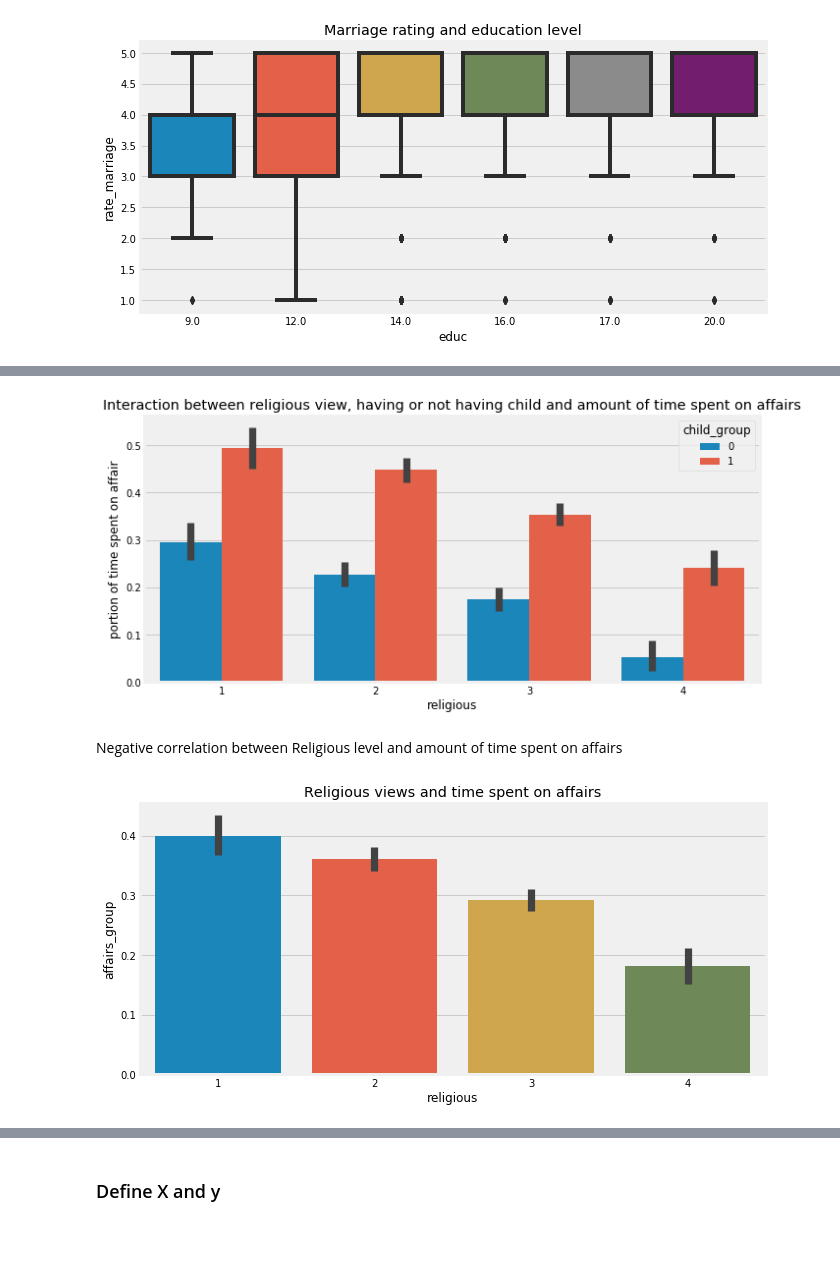
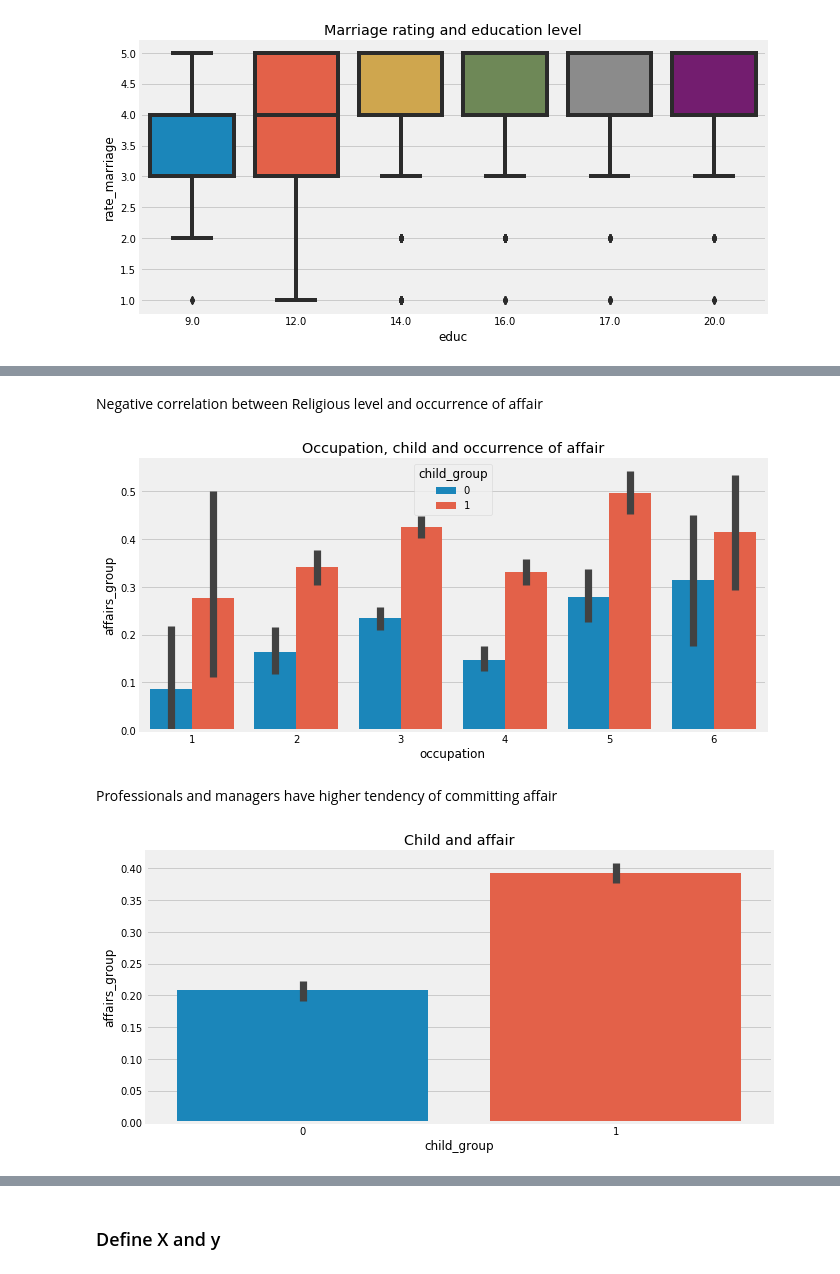
Before and after one commit to norvin2002/ga-data-science, a Jupyter notebook: Final Project ExtraM2-1.ipynb, the cells around one changed output, grey strips where cells are left out. Drawn from its saved outputs; the diff is of its cells as text; code cells hidden in the pictures; blank space fills up the shorter version.

```diff
--- a/Final Project ExtraM2-1.ipynb
+++ b/Final Project ExtraM2-1.ipynb
@@ -328,15 +362,18 @@ plt.show()
+# %% [markdown]
+Negative correlation between Religious level and occurrence of affair
 # %%
-sns.barplot(y='affairs_group', x='religious',hue='child_group',data=df2)
-plt.title('Interaction between religious view, having or not having child and amount of time spent on affairs')
-plt.ylabel('portion of time spent on affair')
+sns.barplot(x='occupation', y='affairs_group', hue='child_group', data=df2)
+plt.title('Occupation, child and occurrence of affair')
+plt.savefig('occupationchildaffair.jpg')
 plt.show()
 # %% [output]
-[figure, old version]
+[figure, new version]
-# %% [markdown]
-Negative correlation between Religious level and amount of time spent on affairs
+# %% [markdown]
+Professionals and managers have higher tendency of committing affair
 # %%
-sns.barplot(x='religious', y='affairs_group',data=df2)
-plt.title('Religious views and time spent on affairs')
+sns.barplot(x='child_group',y='affairs_group',data=df2)
+plt.title('Child and affair')
+plt.savefig('childaffair.jpg')
 plt.show()
 # %% [output]
-[figure, old version]
+[figure, new version]
```
Also changed, not shown: parts of 27 cells of this notebook.
